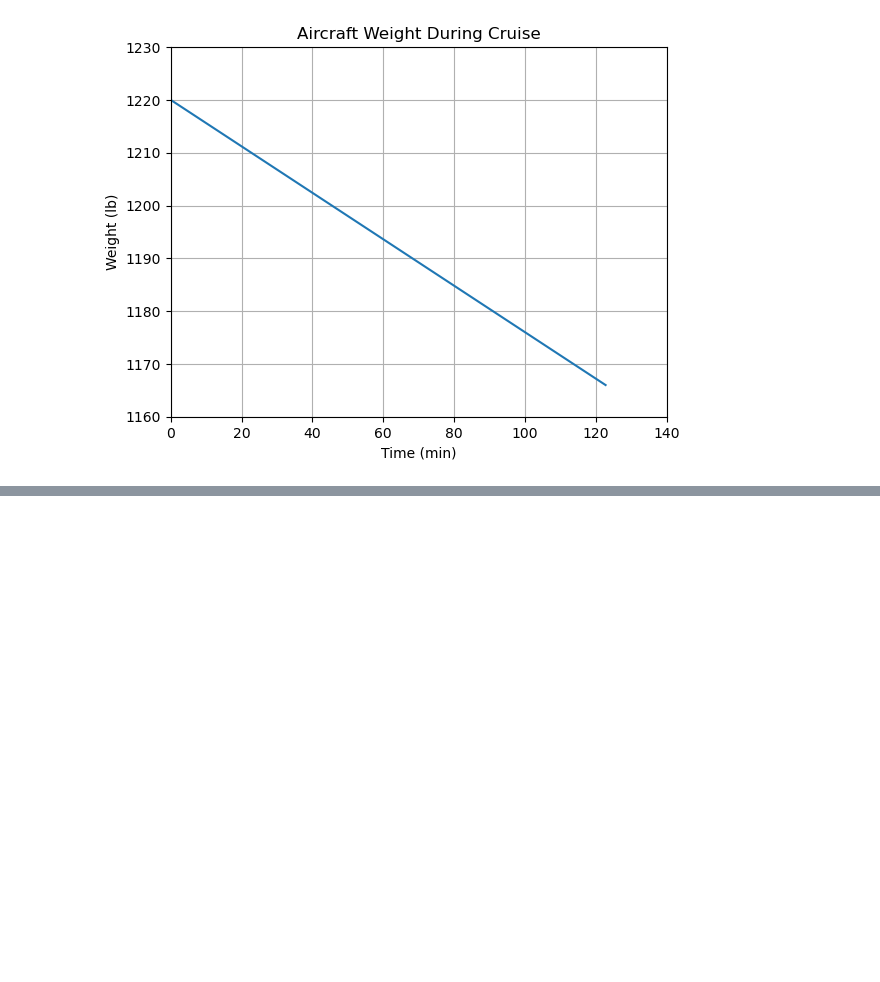
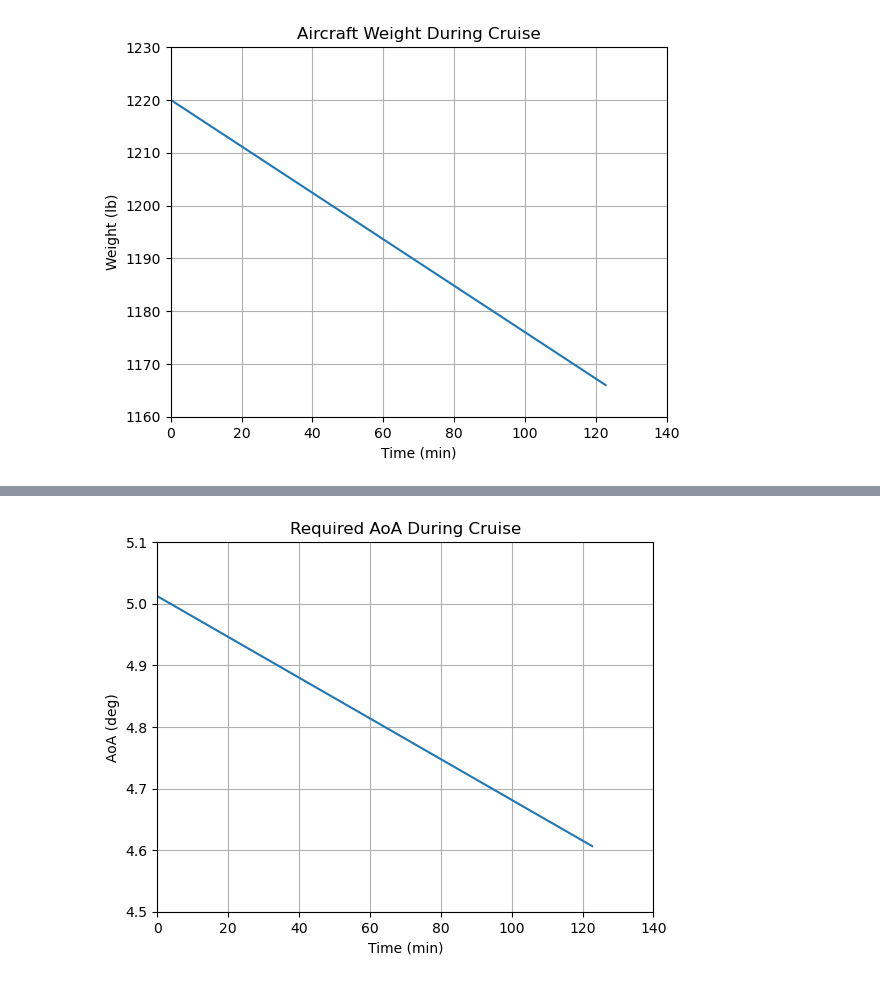
Before and after one commit to sladesladeslade/SchoolStuff, a Jupyter notebook: aerodynamics/Final Project/finalproject.ipynb, the cells around one changed output, grey strips where cells are left out. Drawn from its saved outputs; the diff is of its cells as text; code cells hidden in the pictures; blank space fills up the shorter version.

```diff
--- a/aerodynamics/Final Project/finalproject.ipynb
+++ b/aerodynamics/Final Project/finalproject.ipynb
@@ -37,0 +62,17 @@ plt.show()
+# %%
+# polyfit lift
+a, b = np.polyfit(aoas, lift, 1)        # lift = a*aoa + b
+
+# determine aoa at each location
+predaoas = [(weight[i]-b)/a for i in range(len(weight))]
+
+plt.plot(time, predaoas)
+plt.xlabel("Time (min)")
+plt.ylabel("AoA (deg)")
+plt.title("Required AoA During Cruise")
+plt.xlim([0, 140])
+plt.ylim([4.5, 5.1])
+plt.grid()
+plt.show()
+# %% [output]
+[figure, added]
```
Also changed, not shown: parts of 2 cells of this notebook, 1 other file.
